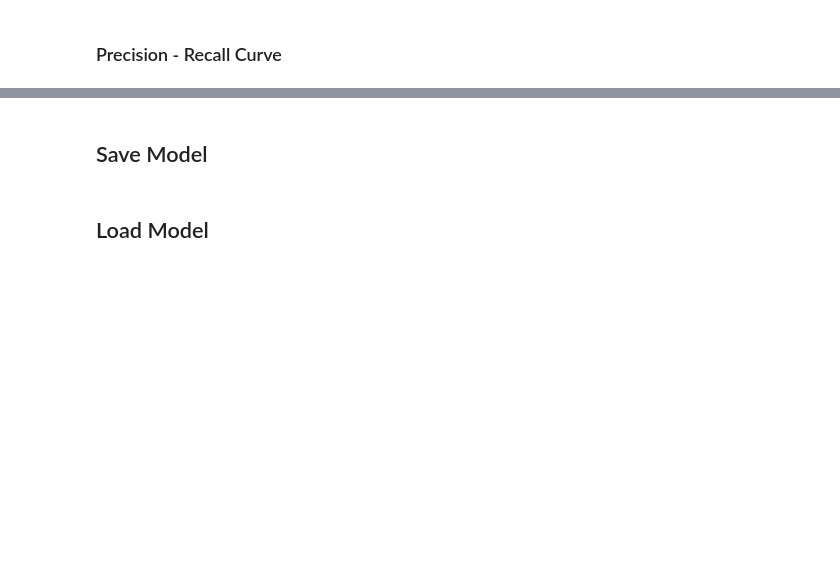
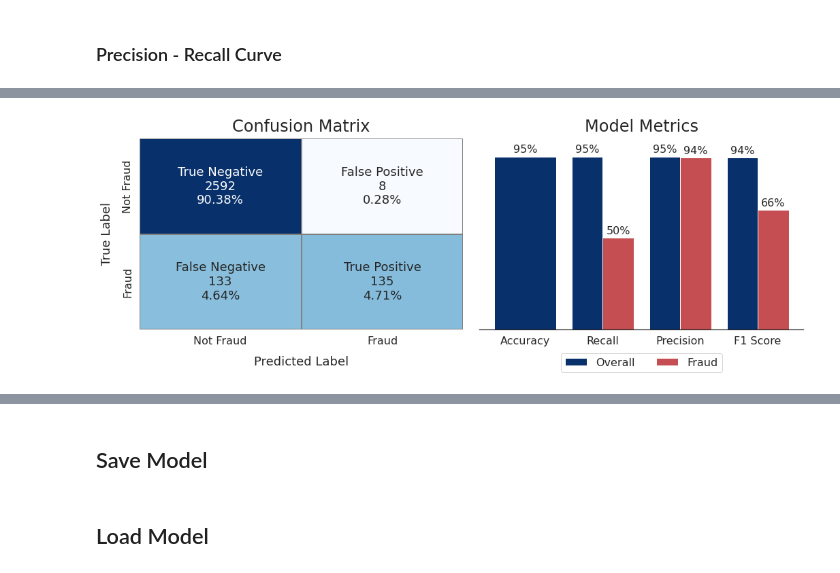
Before and after one commit to jeffjohannsen/Fraud_Detection, a Jupyter notebook: notebooks/a2_Model_Testing_Metrics_and_Interpretation.ipynb, the cells around one changed output, grey strips where cells are left out. Saved outputs shown, nothing was run; the diff lists cells and outputs as text; code cells hidden in the pictures; blank space fills up the shorter version.

Commit message:
Created model metrics visualizations for readme

```diff
--- a/notebooks/a2_Model_Testing_Metrics_and_Interpretation.ipynb
+++ b/notebooks/a2_Model_Testing_Metrics_and_Interpretation.ipynb
@@ -368,0 +376,8 @@ plot_precision_recall_curve(clf, X_test, y_test, pos_label="Fraud")
+# %%
+clf_report = classification_report(y_test, predictions, output_dict=True)
+
+accuracy = round(clf_report['accuracy'], 4) * 100
+weighted_avg_recall = round(clf_report['weighted avg']['recall'], 4) * 100
+weighted_avg_precision = round(clf_report['weighted avg']['precision'], 4) * 100
+weighted_avg_f1_score = round(clf_report['weighted avg']['f1-score'], 4) * 100
+print(accuracy, weighted_avg_recall, weighted_avg_precision, weighted_avg_f1_score)
@@ -368,0 +386,5 @@ plot_precision_recall_curve(clf, X_test, y_test, pos_label="Fraud")
+# %%
+fraud_recall = round(clf_report['Fraud']['recall'], 4) * 100
+fraud_precision = round(clf_report['Fraud']['precision'], 4) * 100
+fraud_f1_score = round(clf_report['Fraud']['f1-score'], 4) * 100
+print(fraud_recall, fraud_precision, fraud_f1_score)
@@ -368,0 +395,70 @@ plot_precision_recall_curve(clf, X_test, y_test, pos_label="Fraud")
+# %%
+sns.set(font='sans-serif', style='white')
+fig, (ax1, ax2) = plt.subplots(1, 2, figsize=(15,6))
+
+# Confusion Matrix
+group_names = ['True Negative','False Positive','False Negative','True Positive']
+group_counts = ['{0:0.0f}'.format(value) for value in
+                cf_matrix.flatten()]
+group_percentages = ['{0:.2%}'.format(value) for value in
+                     cf_matrix.flatten()/np.sum(cf_matrix)]
+labels = [f'{v1}\n{v2}\n{v3}' for v1, v2, v3 in
+          zip(group_names,group_counts,group_percentages)]
+labels = np.asarray(labels).reshape(2,2)
+categories = categories = ['Not Fraud', 'Fraud']
+ax1 = sns.heatmap(cf_matrix, annot=labels, fmt='', cmap='Blues',
+                  ax=ax1, cbar=False, annot_kws={"size": 18},
+                  linewidths=1, linecolor="grey", vmax=300)
+
+ax1.set_title('Confusion Matrix', fontsize=24, pad=10)
+
+ax1.set_xlabel('Predicted Label', fontsize=18)
+ax1.yaxis.labelpad = 14
+ax1.xaxis.set_ticklabels(categories, fontsize=16)
+
+ax1.set_ylabel('True Label', fontsize=18)
+ax1.xaxis.labelpad = 14
+ax1.yaxis.set_ticklabels(categories, fontsize=16, va="center")
+
+
+
+# Metrics
+def autolabel(rects):
+    """Attach a text label above each bar in *rects*, displaying its height."""
+    for rect in rects:
+        height = rect.get_height()
+        if height > 0:
+            ax2.annotate('{:.0f}%'.format(height),
+                        xy=(rect.get_x() + rect.get_width() / 2, height),
+                        xytext=(0, 3),  # 3 points vertical offset
+                        textcoords="offset points",
+                        ha='center', va='bottom', fontsize=16)
+
+x = np.arange(4)
+labels = ['Accuracy', 'Recall', 'Precision', 'F1 Score']
+rects1 = ax2.bar(x, [accuracy, 0, 0, 0], color = '#08306b', width = 0.8)
+rects2 = ax2.bar(x - 0.2, [0, weighted_avg_recall, weighted_avg_precision, weighted_avg_f1_score],
+        color = '#08306b', width = 0.4, label="Overall")
+rects3 = ax2.bar(x + 0.2, [0, fraud_recall, fraud_precision, fraud_f1_score],
+        color = 'r', width = 0.4, label="Fraud")
+
+ax2.set_title("Model Metrics", fontsize=24, pad=10)
+
+autolabel(rects1)
+autolabel(rects2)
+autolabel(rects3)
+
+ax2.set_ylim(0, 105)
+ax2.legend(fontsize=16, loc='lower center', bbox_to_anchor=(0.5, -0.25), ncol=2)
+
+ax2.set_xticks(x)
+ax2.set_xticklabels(labels, fontsize=16)
+ax2.spines["right"].set_visible(False)
+ax2.spines["left"].set_visible(False)
+ax2.spines["top"].set_visible(False)
+ax2.set_yticklabels([], fontsize=16)
+
+fig.tight_layout(pad=2)
+plt.show()
+# %% [output]
+[figure, added]
```
Also changed, not shown: parts of 14 cells of this notebook.
